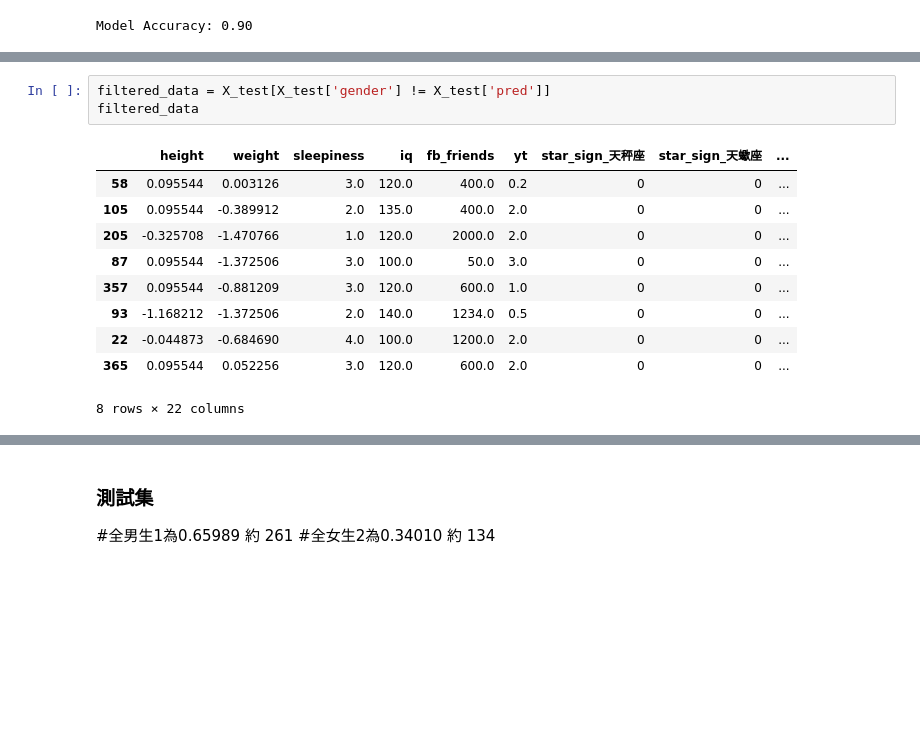
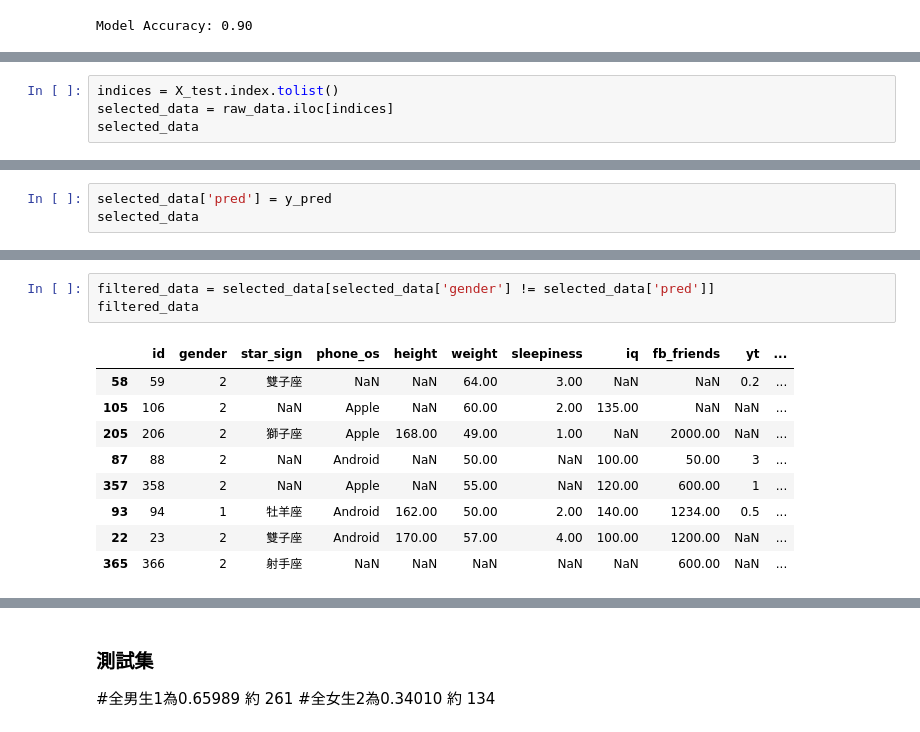
Before and after one commit to WangZiRongPraetorianGuard/BoyorGirl, a Jupyter notebook: shihyang/svm.ipynb, the cells around one changed output, grey strips where cells are left out. Drawn from its saved outputs; the diff is of its cells as text; blank space fills up the shorter version.

```diff
--- a/shihyang/svm.ipynb
+++ b/shihyang/svm.ipynb
@@ -404 +404,5 @@ X_test
 80 rows × 22 columns
+# %%
+indices = X_test.index.tolist()
+selected_data = raw_data.iloc[indices]
+selected_data
@@ -404,0 +423,3 @@ X_test
+# %%
+selected_data['pred'] = y_pred
+selected_data
@@ -405,14 +445,13 @@ X_test
 # %%
-filtered_data = X_test[X_test['gender'] != X_test['pred']]
+filtered_data = selected_data[selected_data['gender'] != selected_data['pred']]
 filtered_data
 # %% [output]
-|  | height | weight | sleepiness | iq | fb_friends | yt | star_sign_天秤座 | star_sign_天蠍座 | ... |
-| 58 | 0.095544 | 0.003126 | 3.0 | 120.0 | 400.0 | 0.2 | 0 | 0 | ... |
-| 105 | 0.095544 | -0.389912 | 2.0 | 135.0 | 400.0 | 2.0 | 0 | 0 | ... |
-| 205 | -0.325708 | -1.470766 | 1.0 | 120.0 | 2000.0 | 2.0 | 0 | 0 | ... |
-| 87 | 0.095544 | -1.372506 | 3.0 | 100.0 | 50.0 | 3.0 | 0 | 0 | ... |
-| 357 | 0.095544 | -0.881209 | 3.0 | 120.0 | 600.0 | 1.0 | 0 | 0 | ... |
-| 93 | -1.168212 | -1.372506 | 2.0 | 140.0 | 1234.0 | 0.5 | 0 | 0 | ... |
-| 22 | -0.044873 | -0.684690 | 4.0 | 100.0 | 1200.0 | 2.0 | 0 | 0 | ... |
-| 365 | 0.095544 | 0.052256 | 3.0 | 120.0 | 600.0 | 2.0 | 0 | 0 | ... |
+|  | id | gender | star_sign | phone_os | height | weight | sleepiness | iq | fb_friends | yt | ... |
+| 58 | 59 | 2 | 雙子座 | NaN | NaN | 64.00 | 3.00 | NaN | NaN | 0.2 | ... |
+| 105 | 106 | 2 | NaN | Apple | NaN | 60.00 | 2.00 | 135.00 | NaN | NaN | ... |
+| 205 | 206 | 2 | 獅子座 | Apple | 168.00 | 49.00 | 1.00 | NaN | 2000.00 | NaN | ... |
+| 87 | 88 | 2 | NaN | Android | NaN | 50.00 | NaN | 100.00 | 50.00 | 3 | ... |
+| 357 | 358 | 2 | NaN | Apple | NaN | 55.00 | NaN | 120.00 | 600.00 | 1 | ... |
+| 93 | 94 | 1 | 牡羊座 | Android | 162.00 | 50.00 | 2.00 | 140.00 | 1234.00 | 0.5 | ... |
+| 22 | 23 | 2 | 雙子座 | Android | 170.00 | 57.00 | 4.00 | 100.00 | 1200.00 | NaN | ... |
+| 365 | 366 | 2 | 射手座 | NaN | NaN | NaN | NaN | NaN | 600.00 | NaN | ... |
-8 rows × 22 columns
```
Also changed, not shown: parts of 5 cells of this notebook, 3 other files.
